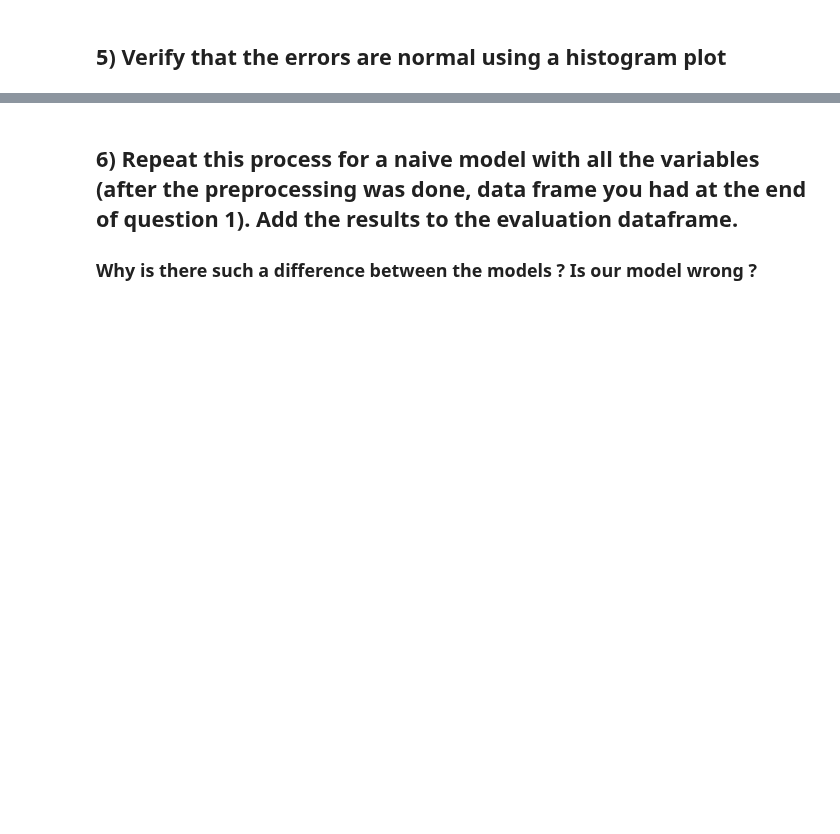
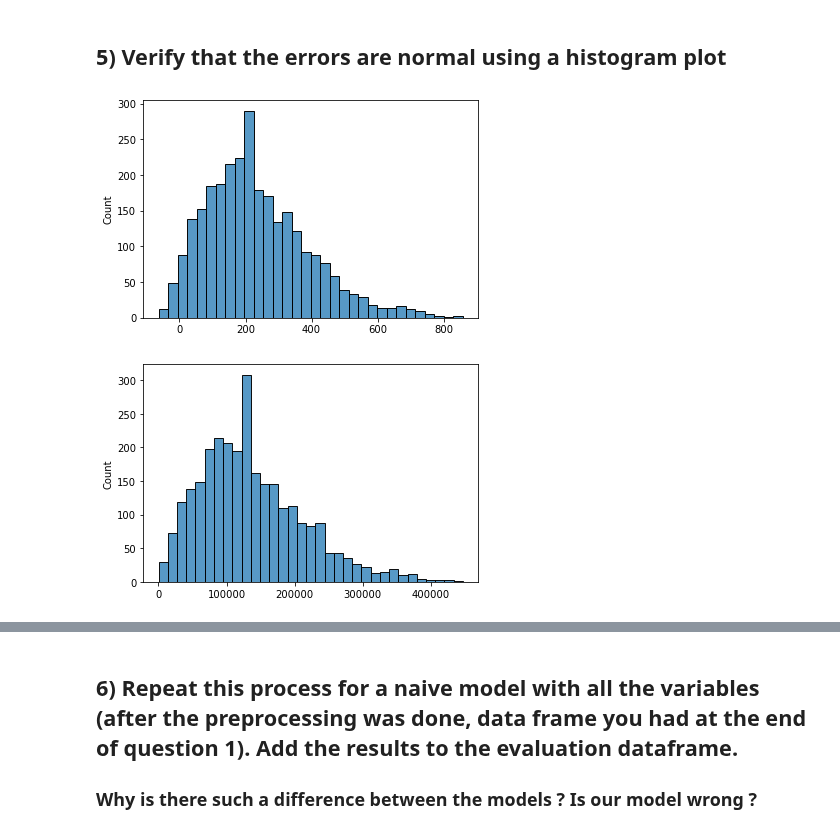
Before and after one commit to DuncanFerguson/GITHUB_REPOSITORY, a Jupyter notebook: DU_MSDS/Data Science Tools 2/HW6/homework6_Duncan_Ferguson.ipynb, the cells around one changed output, grey strips where cells are left out. Cells and saved outputs as stored; diff of their text form; code cells hidden in the pictures; blank space fills up the shorter version.

```diff
--- a/DU_MSDS/Data Science Tools 2/HW6/homework6_Duncan_Ferguson.ipynb
+++ b/DU_MSDS/Data Science Tools 2/HW6/homework6_Duncan_Ferguson.ipynb
@@ -458,2 +451,12 @@ new_dict
 # %% [markdown]
 ## 5) Verify that the errors are normal using a histogram plot
+# %%
+# Displaying the Errors as a histogram plot
+sns.histplot(pred1)
+plt.show()
+
+sns.histplot(pred)
+plt.show()
+# %% [output]
+[figure, added]
+[figure, added]
```
Also changed, not shown: parts of 8 cells of this notebook.
